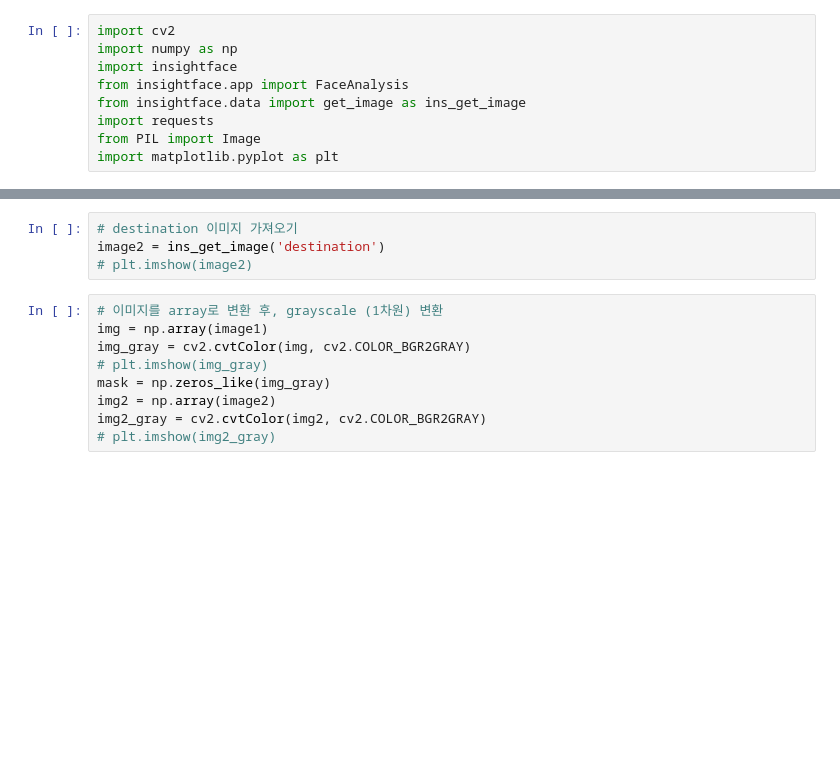
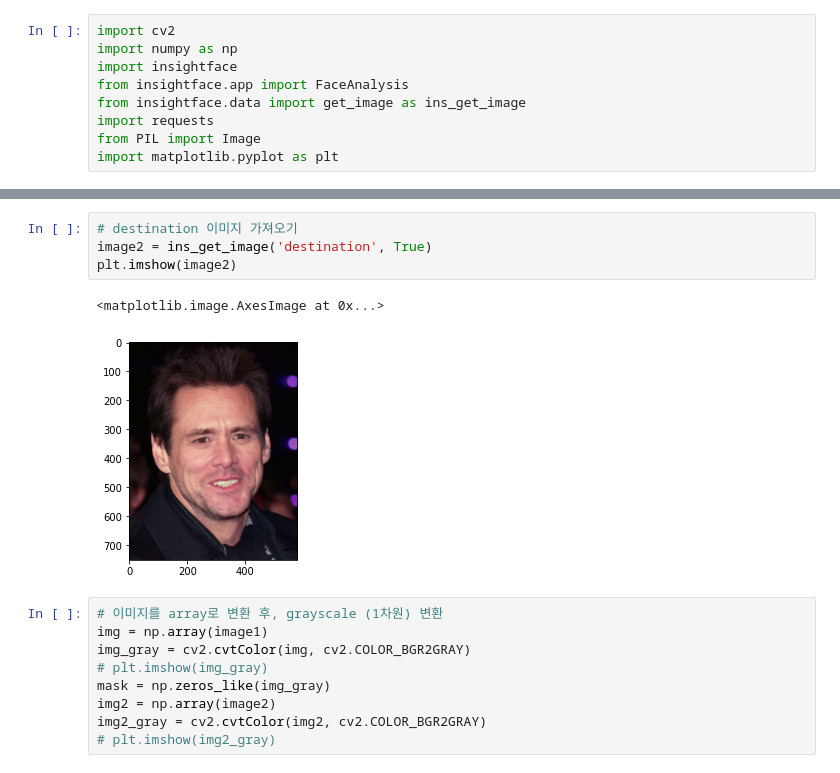
Before and after one commit to SWM13-EveryonePick/everyonepick-ai, a Jupyter notebook: Face Mesh Application using OpenCV and insightface.ipynb, the cells around one changed output, grey strips where cells are left out. Drawn from its saved outputs; the diff is of its cells as text; blank space fills up the shorter version.

```diff
--- a/Face Mesh Application using OpenCV and insightface.ipynb
+++ b/Face Mesh Application using OpenCV and insightface.ipynb
@@ -14,7 +17,10 @@ image1 = ins_get_image('source')
 # %%
 # destination 이미지 가져오기
-image2 = ins_get_image('destination')
-# plt.imshow(image2)
+image2 = ins_get_image('destination', True)
+plt.imshow(image2)
+# %% [output]
+<matplotlib.image.AxesImage at 0x...>
+[figure, added]
 # %%
 # 이미지를 array로 변환 후, grayscale (1차원) 변환
 img = np.array(image1)
```
Also changed, not shown: parts of 4 cells of this notebook.
